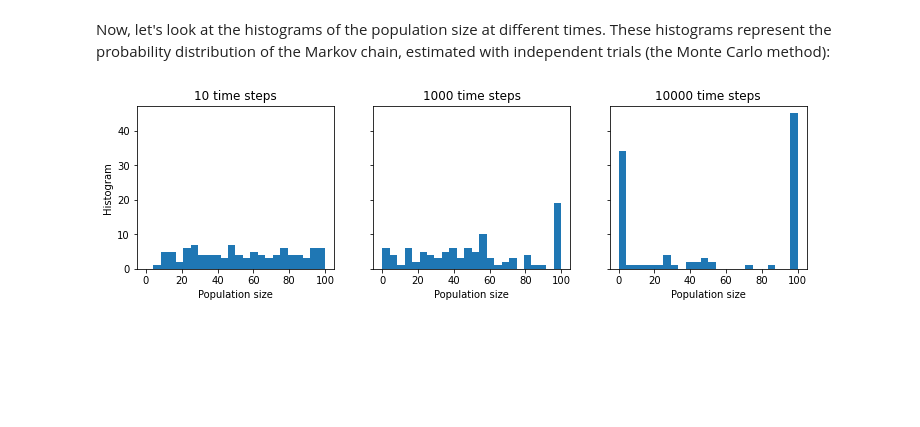
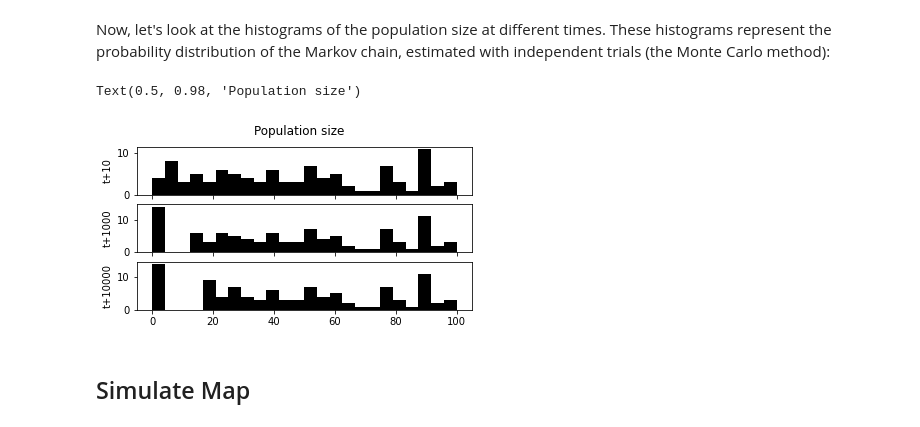
Before and after one commit to Asmenor/Smart-City-Traffic-Guidance-Project, a Jupyter notebook: _src/ML/Markov3-simulate-every-intersection.ipynb, the cells around one changed output. Drawn from its saved outputs; the diff is of its cells as text; code cells hidden in the pictures; blank space fills up the shorter version.

```diff
--- a/_src/ML/Markov3-simulate-every-intersection.ipynb
+++ b/_src/ML/Markov3-simulate-every-intersection.ipynb
@@ -35,6 +69,13 @@ ax.plot(x, lw=2)
 # %% [markdown]
 Now, we will simulate many independent trials of this Markov chain. We could run the previous simulation with a loop, but it would be very slow (two nested for loops). Instead, we vectorize the simulation by considering all independent trials at once. There is a single loop over time. At every time step, we update all trials simultaneously with vectorized operations on vectors. The x vector now contains the population size of all trials, at a particular time. At initialization time, the population sizes are set to random numbers between 0 and N:
 # %%
+N = 100  # maximum number of cars at an intersection
+a = 0.5 / N  # car arrival rate
+b = 0.5 / N  # car departure rate
 ntrials = 100
-x = np.random.randint(size=ntrials,
-                      low=0, high=N)
+
+x = np.random.randint(size=ntrials, low=0, high=N)
+print(x)
+#x = np.random.pareto(3, ntrials)
+#x = [round(i) for i in x]
+#print(x)
@@ -41,15 +88,17 @@ x = np.random.randint(size=ntrials,
 # %% [markdown]
 We define a function that performs the simulation. At every time step, we find the trials that undergo births and deaths by generating random vectors, and we update the population sizes with vector operations:
 # %%
-def simulate(x, nsteps):
+def simulate(x, nsteps,a,b):
     """Run the simulation."""
     for _ in range(nsteps - 1):
         # Which trials to update?
         upd = (0 < x) & (x < N - 1)
         # In which trials do births occur?
-        birth = 1 * (np.random.rand(ntrials) <= a * x)
+        ####birth = 1 * (np.random.rand(ntrials) <= a * x)
+        birth = 1 * (np.random.pareto(ntrials) <= a * x)
         # In which trials do deaths occur?
-        death = 1 * (np.random.rand(ntrials) <= b * x)
+        ####death = 1 * (np.random.rand(ntrials) <= b * x)
+        death = 1 * (np.random.pareto(ntrials) <= b * x)
         # We update the population size for all trials
         x[upd] += birth[upd] - death[upd]
 # %% [markdown]
@@ -57,17 +106,21 @@ Now, let's look at the histograms of the population size at different times. The
 # %%
 bins = np.linspace(0, N, 25)
 
-nsteps_list = [10, 1000, 10000]
-fig, axes = plt.subplots(1, len(nsteps_list),
-                         figsize=(12, 3),
-                         sharey=True)
+nsteps_list = [10, 1000, 10000]#, 100000, 1000000]
+fig, axes = plt.subplots(3, #len(nsteps_list),
+                         figsize=(6, 3),
+                         sharex=True)
 for i, nsteps in enumerate(nsteps_list):
     ax = axes[i]
-    simulate(x, nsteps)
-    ax.hist(x, bins=bins)
-    ax.set_xlabel("Population size")
-    if i == 0:
-        ax.set_ylabel("Histogram")
-    ax.set_title(f"{nsteps} time steps")
+    simulate(x, nsteps,a,b)
+    #print(x, "\nAVG: ", np.average(x))
+    ax.hist(x, bins=bins, color='black')
+    #ax.plot(x, color='black')
+    #ax.set_xlabel("Population size")
+    ax.set_ylabel(f"t+{nsteps}")
+
+fig.suptitle("Population size")
+#ax.grid(True)
 # %% [output]
+Text(0.5, 0.98, 'Population size')
-[figure, old version]
+[figure, new version]
@@ -75,0 +127,2 @@ for i, nsteps in enumerate(nsteps_list):
+# %% [markdown]
+## Simulate Map
```
Also changed, not shown: parts of 7 cells of this notebook, 5 other files.
